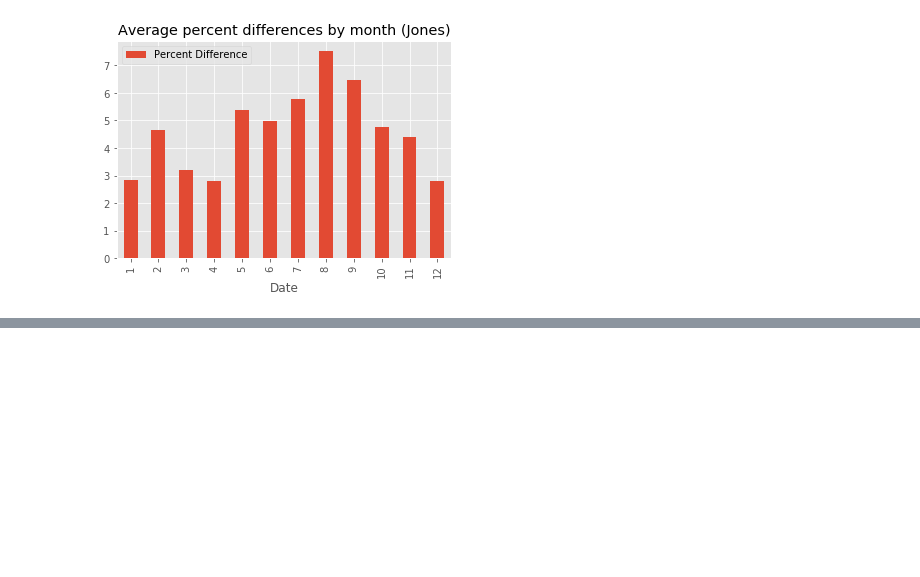
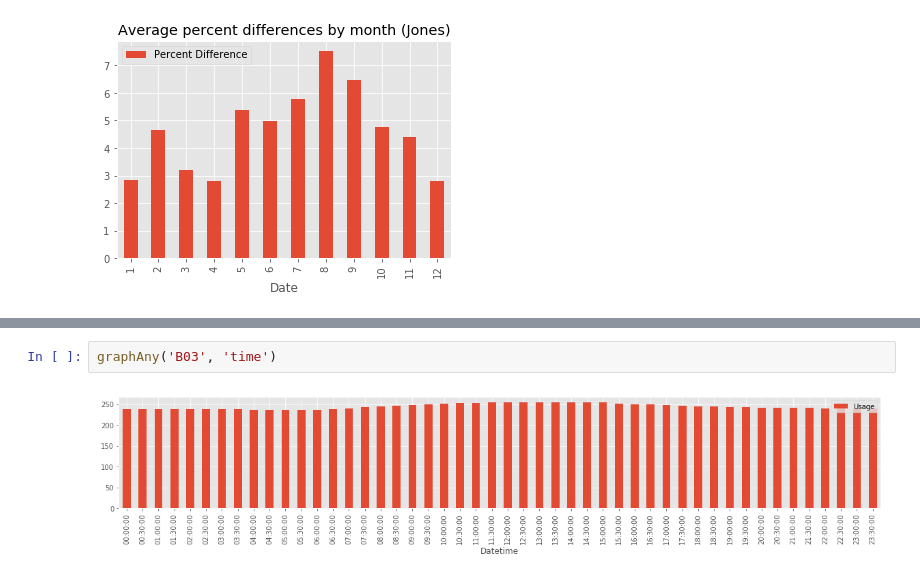
Before and after one commit to RDCEP/CaaL-data-analysis, a Jupyter notebook: Summer2017/Labs (anomalies and comparisons).ipynb, the cells around one changed output, grey strips where cells are left out. Drawn from its saved outputs; the diff is of its cells as text; blank space fills up the shorter version.

```diff
--- a/Summer2017/Labs (anomalies and comparisons).ipynb
+++ b/Summer2017/Labs (anomalies and comparisons).ipynb
@@ -690,0 +534,4 @@ plt.title('Average percent differences by month (Jones)')
+# %%
+graphAny('B03', 'time')
+# %% [output]
+[figure, added]
```
Also changed, not shown: parts of 23 cells of this notebook.
